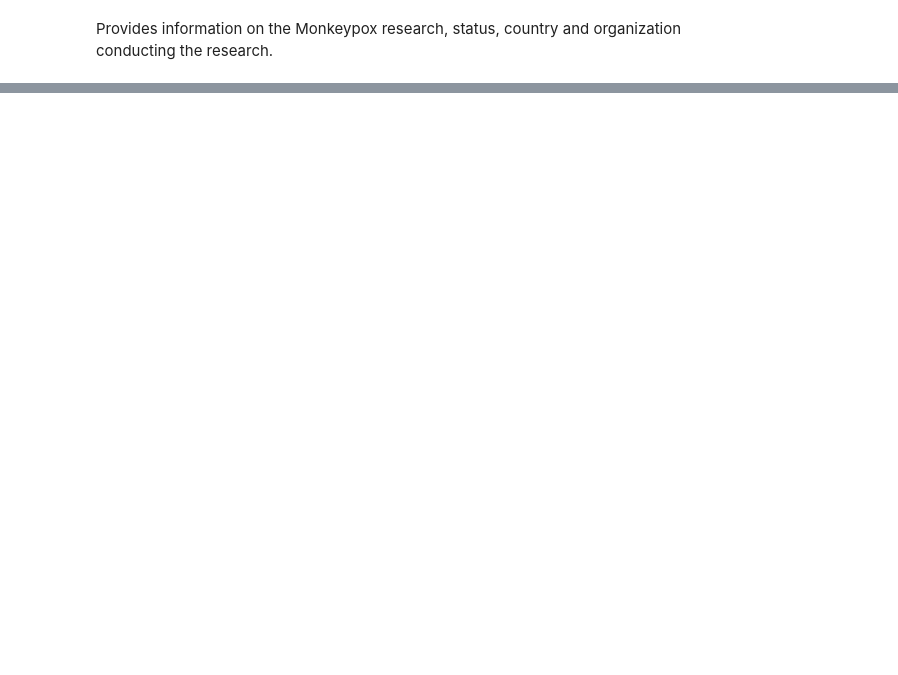
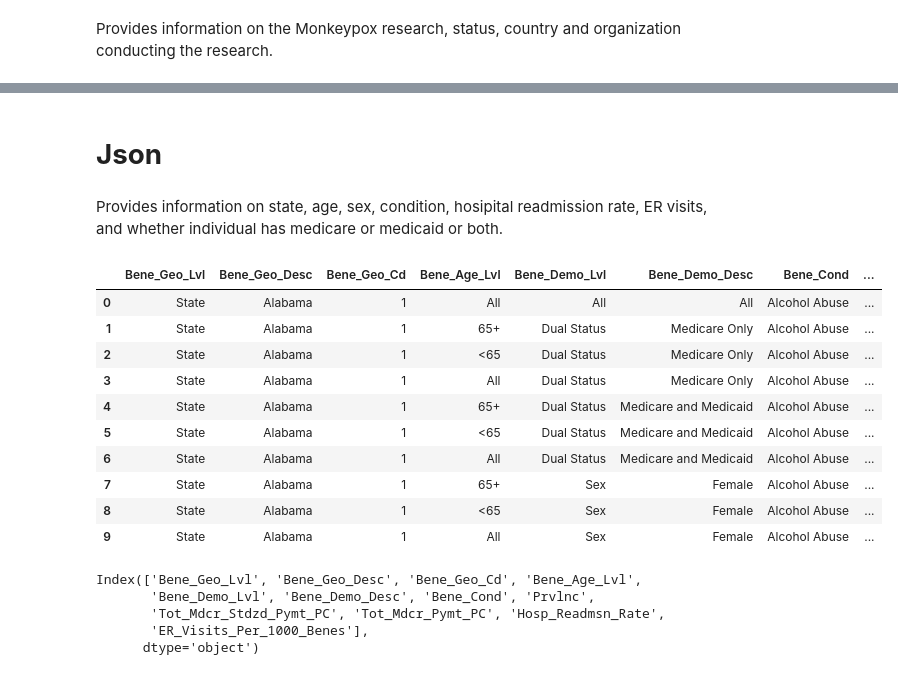
Before and after one commit to kkettip/datasci_1_loading, a Jupyter notebook: datasci_1_loading.ipynb, the cells around one changed output, grey strips where cells are left out. Drawn from its saved outputs; the diff is of its cells as text; code cells hidden in the pictures; blank space fills up the shorter version.

```diff
--- a/datasci_1_loading.ipynb
+++ b/datasci_1_loading.ipynb
@@ -104,0 +146,28 @@ df.head(n=10)
+# %% [markdown]
+# **Json**
+# %% [markdown]
+Provides information on state, age, sex, condition, hosipital readmission rate, ER visits, and whether individual has medicare or medicaid or both.
+# %%
+url = 'https://data.cms.gov/data-api/v1/dataset/60ccbf1c-d3f5-4354-86a3-465711d81c5a/data'
+df7 = pd.read_json(url)
+df7.head(n=10)
+# %% [output]
+|  | Bene_Geo_Lvl | Bene_Geo_Desc | Bene_Geo_Cd | Bene_Age_Lvl | Bene_Demo_Lvl | Bene_Demo_Desc | Bene_Cond | ... |
+| 0 | State | Alabama | 1 | All | All | All | Alcohol Abuse | ... |
+| 1 | State | Alabama | 1 | 65+ | Dual Status | Medicare Only | Alcohol Abuse | ... |
+| 2 | State | Alabama | 1 | <65 | Dual Status | Medicare Only | Alcohol Abuse | ... |
+| 3 | State | Alabama | 1 | All | Dual Status | Medicare Only | Alcohol Abuse | ... |
+| 4 | State | Alabama | 1 | 65+ | Dual Status | Medicare and Medicaid | Alcohol Abuse | ... |
+| 5 | State | Alabama | 1 | <65 | Dual Status | Medicare and Medicaid | Alcohol Abuse | ... |
+| 6 | State | Alabama | 1 | All | Dual Status | Medicare and Medicaid | Alcohol Abuse | ... |
+| 7 | State | Alabama | 1 | 65+ | Sex | Female | Alcohol Abuse | ... |
+| 8 | State | Alabama | 1 | <65 | Sex | Female | Alcohol Abuse | ... |
+| 9 | State | Alabama | 1 | All | Sex | Female | Alcohol Abuse | ... |
+# %%
+df7.columns
+# %% [output]
+Index(['Bene_Geo_Lvl', 'Bene_Geo_Desc', 'Bene_Geo_Cd', 'Bene_Age_Lvl',
+       'Bene_Demo_Lvl', 'Bene_Demo_Desc', 'Bene_Cond', 'Prvlnc',
+       'Tot_Mdcr_Stdzd_Pymt_PC', 'Tot_Mdcr_Pymt_PC', 'Hosp_Readmsn_Rate',
+       'ER_Visits_Per_1000_Benes'],
+      dtype='object')
```
Also changed, not shown: parts of 22 cells of this notebook.
